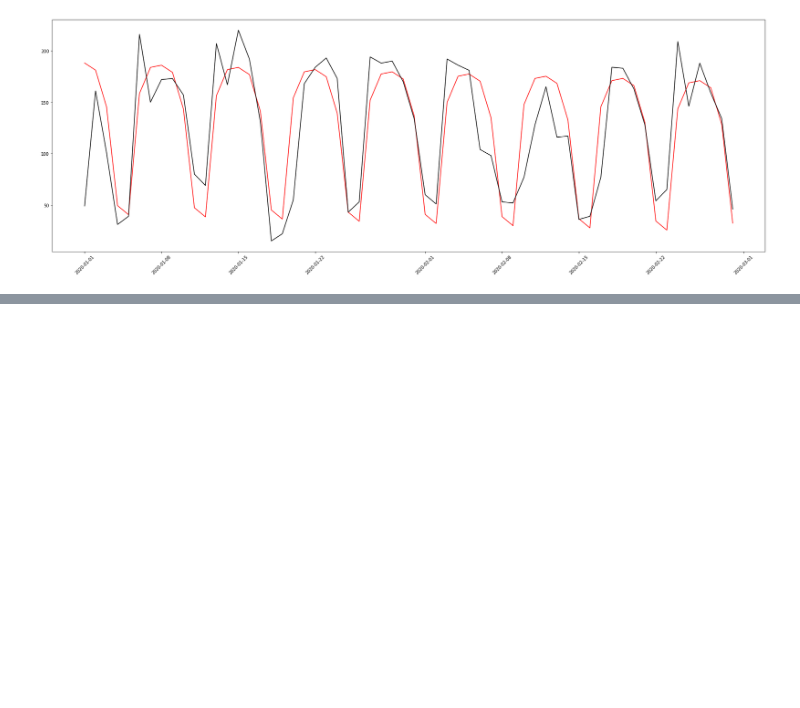
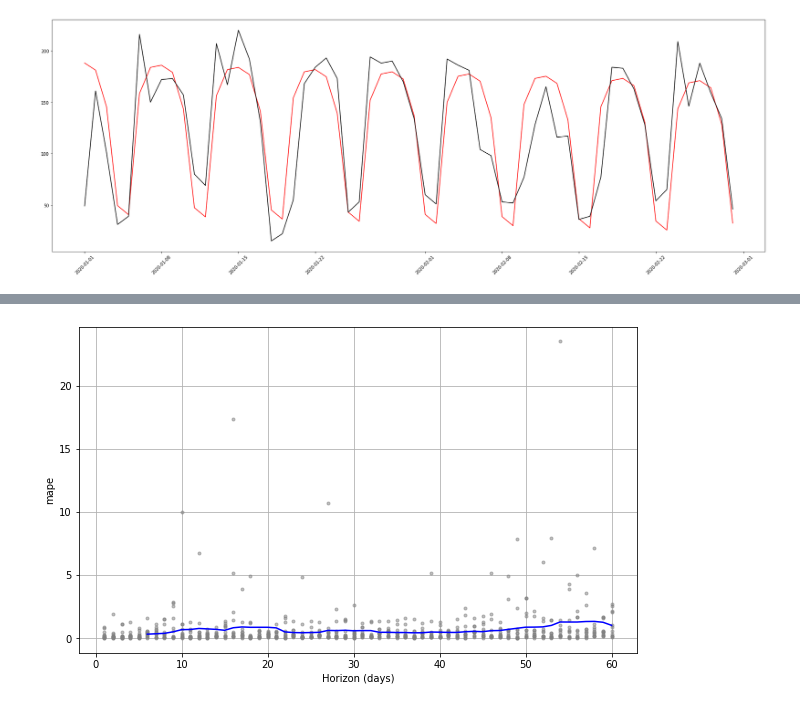
Before and after one commit to HMMJ-1991/bike-sharing, a Jupyter notebook: prophet_forecasting.ipynb, the cells around one changed output, grey strips where cells are left out. Saved outputs shown, nothing was run; the diff lists cells and outputs as text; code cells hidden in the pictures; blank space fills up the shorter version.

```diff
--- a/prophet_forecasting.ipynb
+++ b/prophet_forecasting.ipynb
@@ -124,3 +126,7 @@ plt.plot(data_test['ds'],data_test["y"],color='black')
 # %% [output]
 [<matplotlib.lines.Line2D at 0x...>]
 [figure]
+# %%
+from fbprophet.diagnostics import cross_validation
+df_cv = cross_validation(model, initial='60 days', period='60 days', horizon = '60 days')
+df_cv.head()
@@ -126,0 +152,5 @@ plt.plot(data_test['ds'],data_test["y"],color='black')
+# %%
+from fbprophet.plot import plot_cross_validation_metric
+fig = plot_cross_validation_metric(df_cv, metric='mape')
+# %% [output]
+[figure, added]
```
Also changed, not shown: parts of 6 cells of this notebook.
